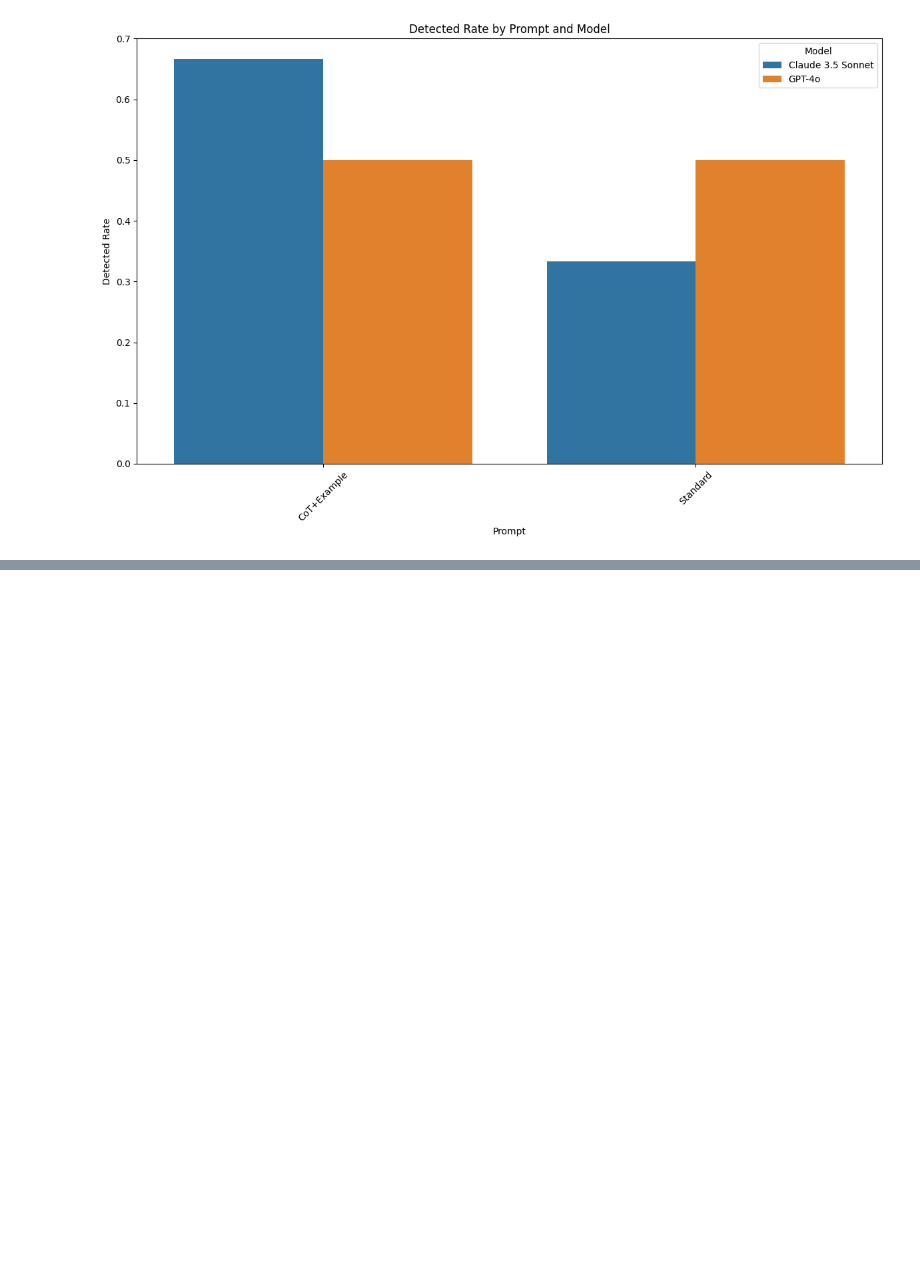
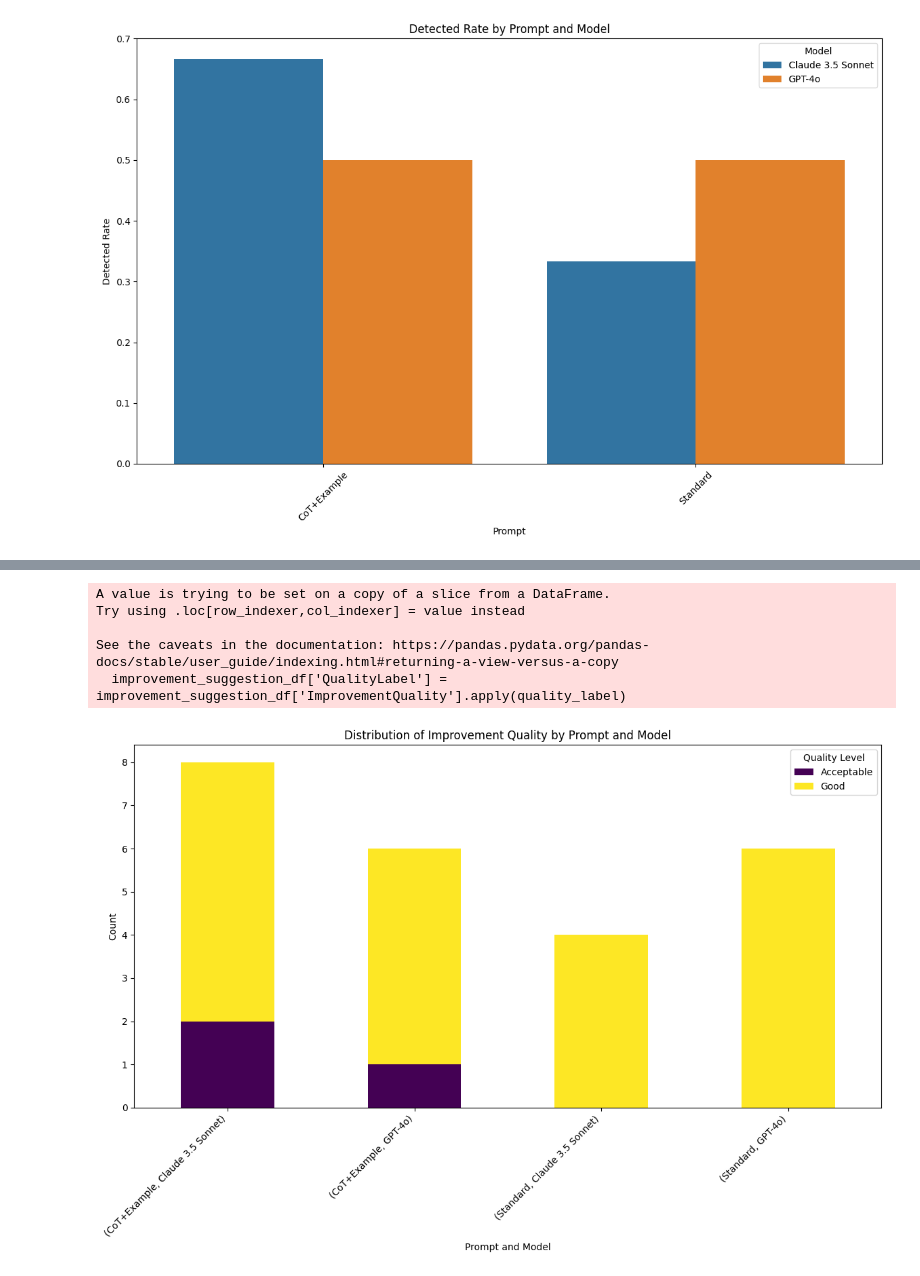
Before and after one commit to fapfaff/ai-detection-of-architectural-antipatterns, a Jupyter notebook: evaluation/evaluation.ipynb, the cells around one changed output, grey strips where cells are left out. Cells and saved outputs as stored; diff of their text form; code cells hidden in the pictures; blank space fills up the shorter version.

```diff
--- a/evaluation/evaluation.ipynb
+++ b/evaluation/evaluation.ipynb
@@ -62,0 +79,31 @@ plt.show()
+# %%
+def quality_label(value):
+    if value == 1:
+        return 'Weak'
+    elif value == 2:
+        return 'Acceptable'
+    elif value == 3:
+        return 'Good'
+
+improvement_suggestion_df = df[df['ImprovementQuality'] > 0]
+improvement_suggestion_df['QualityLabel'] = improvement_suggestion_df['ImprovementQuality'].apply(quality_label)
+
+grouped = improvement_suggestion_df.groupby(['Prompt', 'Model', 'QualityLabel']).size().reset_index(name='Count')
+
+pivot = grouped.pivot(index=['Prompt', 'Model'], columns='QualityLabel', values='Count').fillna(0)
+
+pivot.plot(kind='bar', stacked=True, figsize=(12, 8), colormap='viridis')
+plt.title('Distribution of Improvement Quality by Prompt and Model')
+plt.ylabel('Count')
+plt.xlabel('Prompt and Model')
+plt.xticks(rotation=45, ha='right')
+plt.legend(title='Quality Level')
+plt.tight_layout()
+plt.show()
+# %% [output]
+A value is trying to be set on a copy of a slice from a DataFrame.
+Try using .loc[row_indexer,col_indexer] = value instead
+
+See the caveats in the documentation: https://pandas.pydata.org/pandas-docs/stable/user_guide/indexing.html#returning-a-view-versus-a-copy
+  improvement_suggestion_df['QualityLabel'] = improvement_suggestion_df['ImprovementQuality'].apply(quality_label)
+[figure, added]
```
Also changed, not shown: parts of 3 cells of this notebook.
